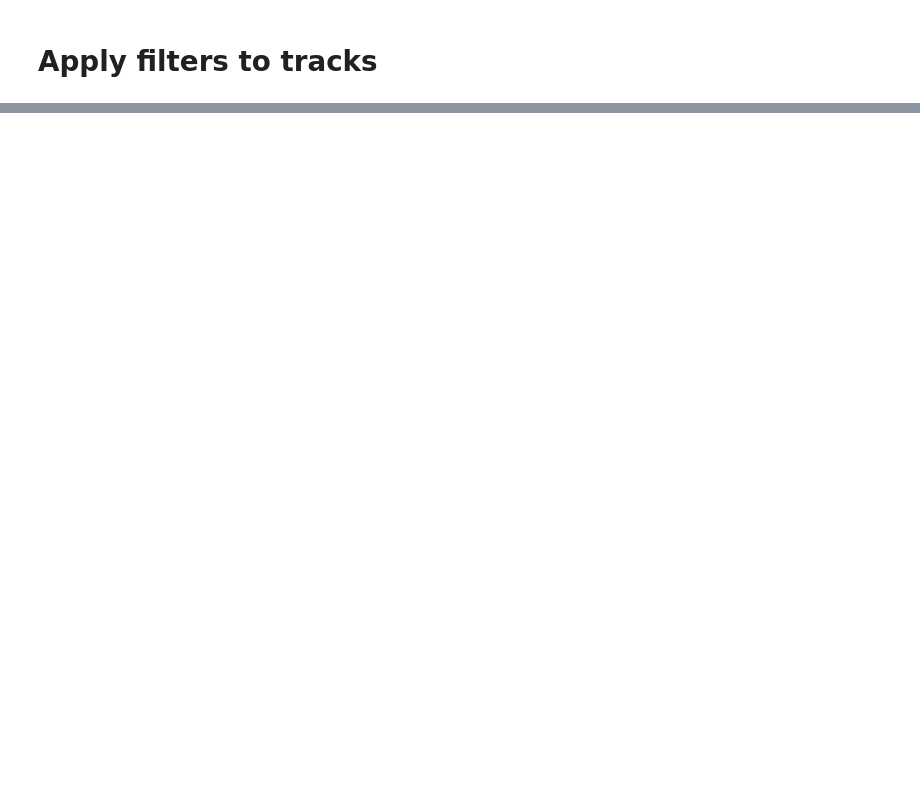
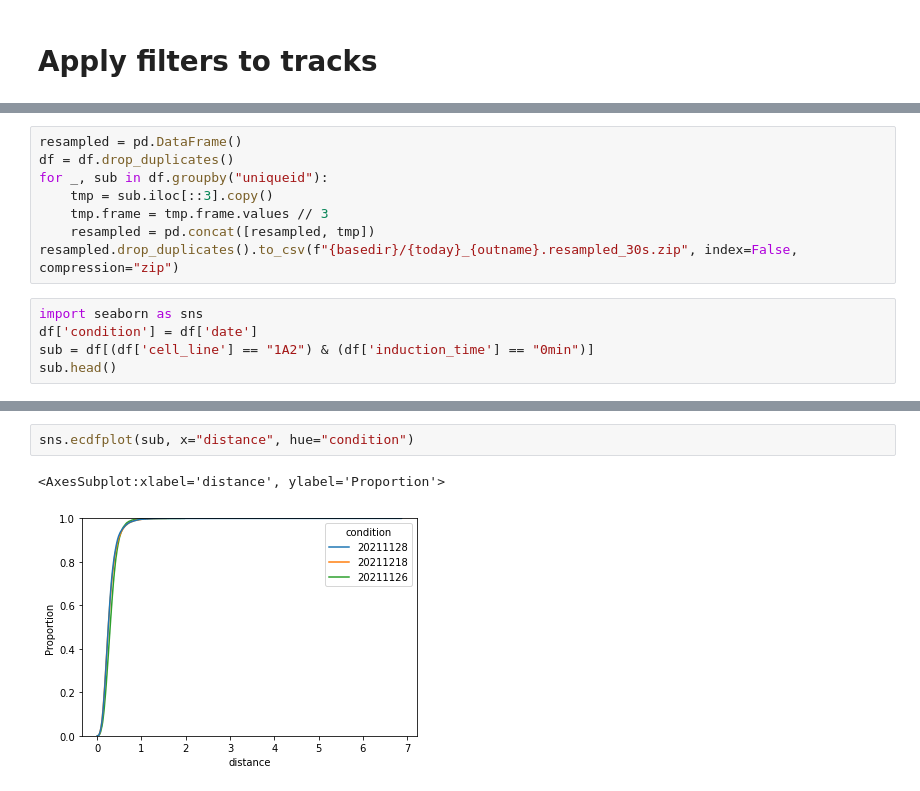
Before and after one commit to zhanyinx/SPT_analysis, a Jupyter notebook: notebooks/create_pairwise_distance_dataset_two_colors_imaging.ipynb, the cells around one changed output, grey strips where cells are left out. Drawn from its saved outputs; the diff is of its cells as text; blank space fills up the shorter version.

```diff
--- a/notebooks/create_pairwise_distance_dataset_two_colors_imaging.ipynb
+++ b/notebooks/create_pairwise_distance_dataset_two_colors_imaging.ipynb
@@ -155,0 +173,13 @@ df.to_csv(f"{basedir}/{today}_{outname}.zip", index=False, compression="zip")
+# %%
+resampled = pd.DataFrame()
+df = df.drop_duplicates()
+for _, sub in df.groupby("uniqueid"):
+    tmp = sub.iloc[::3].copy()
+    tmp.frame = tmp.frame.values // 3
+    resampled = pd.concat([resampled, tmp])
+resampled.drop_duplicates().to_csv(f"{basedir}/{today}_{outname}.resampled_30s.zip", index=False, compression="zip")
+# %%
+import seaborn as sns
+df['condition'] = df['date']
+sub = df[(df['cell_line'] == "1A2") & (df['induction_time'] == "0min")]
+sub.head()
@@ -155,0 +193,5 @@ df.to_csv(f"{basedir}/{today}_{outname}.zip", index=False, compression="zip")
+# %%
+sns.ecdfplot(sub, x="distance", hue="condition")
+# %% [output]
+<AxesSubplot:xlabel='distance', ylabel='Proportion'>
+[figure, added]
```
Also changed, not shown: parts of 10 cells of this notebook.
